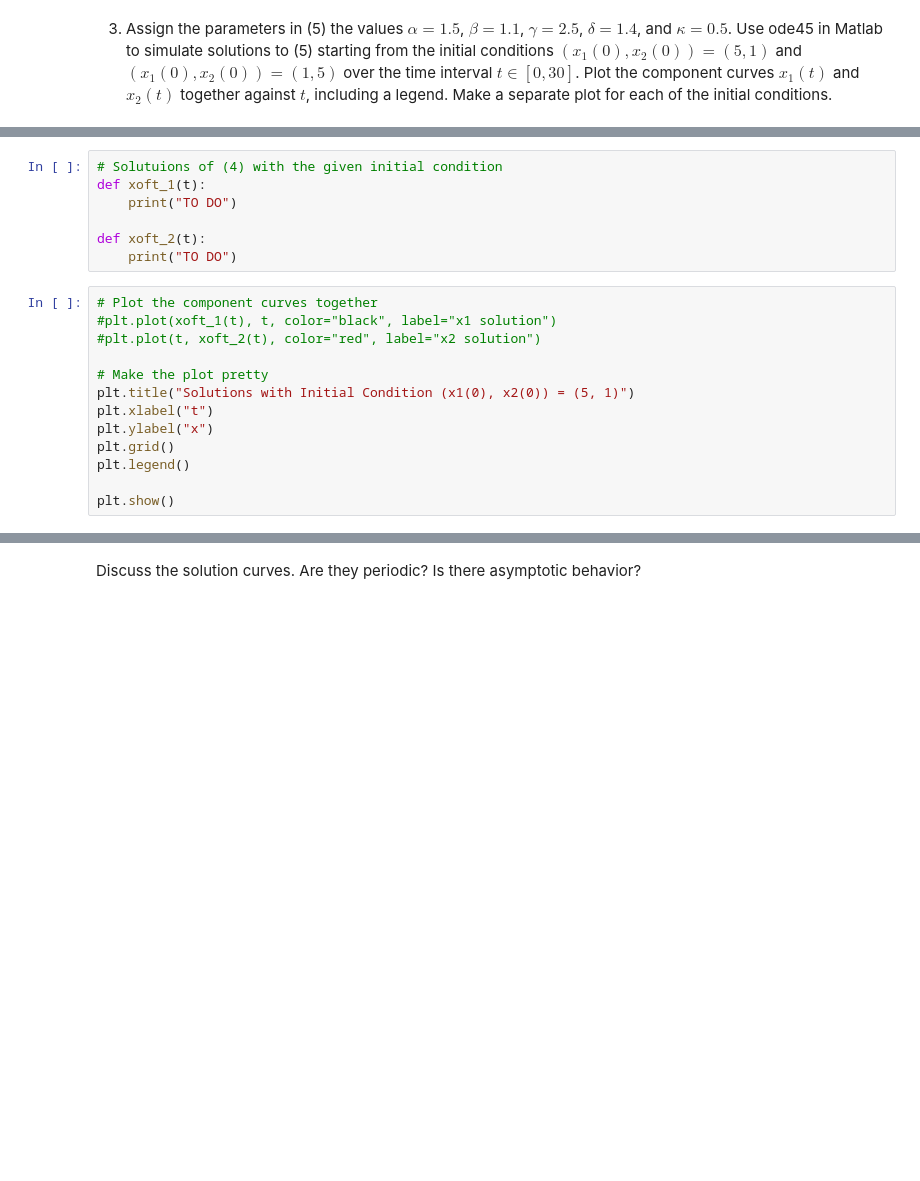
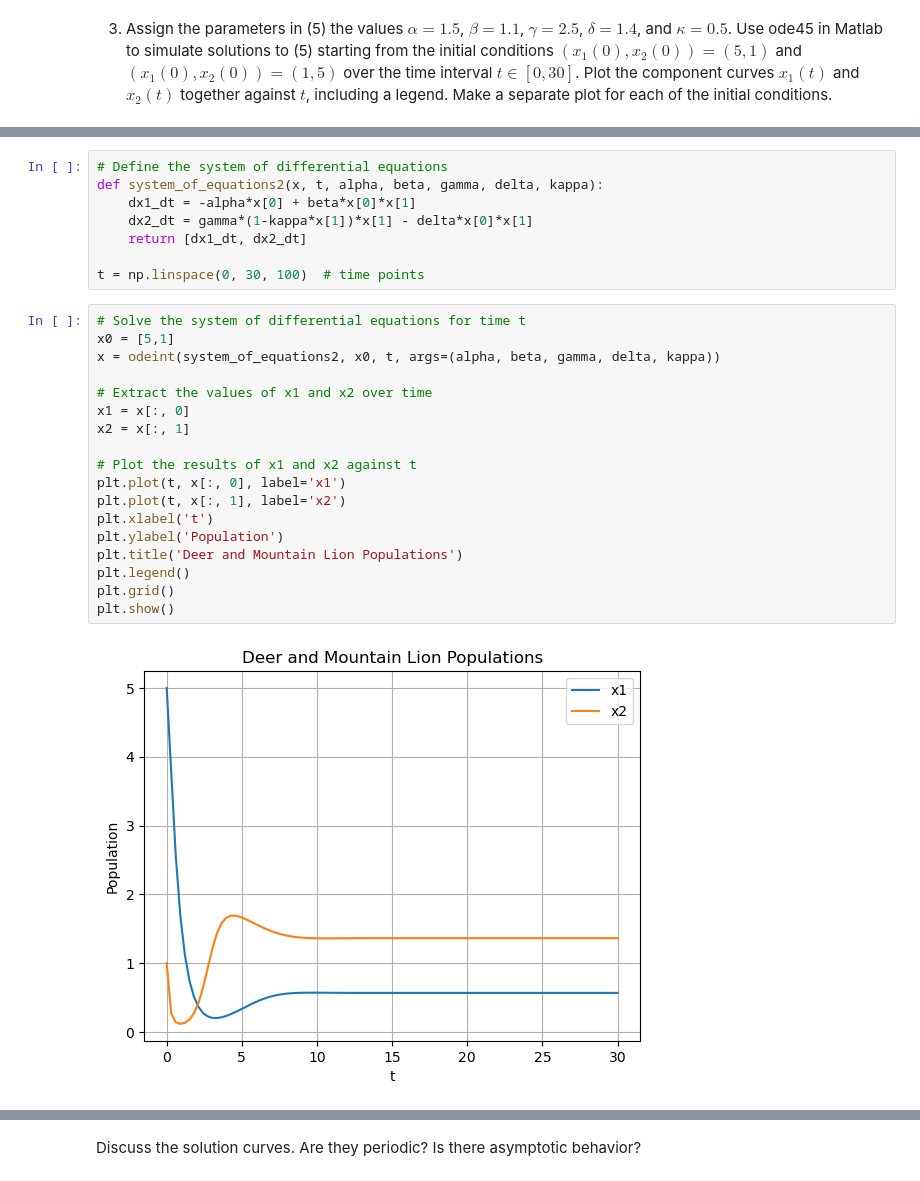
Before and after one commit to scottito/DiffEqProj1, a Jupyter notebook: Project1.ipynb, the cells around one changed output, grey strips where cells are left out. Cells and saved outputs as stored; diff of their text form; blank space fills up the shorter version.

```diff
--- a/Project1.ipynb
+++ b/Project1.ipynb
@@ -719,21 +721,29 @@ Discuss the plot. What can you say about the stability of the equilibrium soluti
 # %%
-# Solutuions of (4) with the given initial condition
-def xoft_1(t):
-    print("TO DO")
+# Define the system of differential equations
+def system_of_equations2(x, t, alpha, beta, gamma, delta, kappa):
+    dx1_dt = -alpha*x[0] + beta*x[0]*x[1]
+    dx2_dt = gamma*(1-kappa*x[1])*x[1] - delta*x[0]*x[1]
+    return [dx1_dt, dx2_dt]
 
-def xoft_2(t):
-    print("TO DO")
+t = np.linspace(0, 30, 100)  # time points
 # %%
-# Plot the component curves together
-#plt.plot(xoft_1(t), t, color="black", label="x1 solution")
-#plt.plot(t, xoft_2(t), color="red", label="x2 solution")
+# Solve the system of differential equations for time t
+x0 = [5,1]
+x = odeint(system_of_equations2, x0, t, args=(alpha, beta, gamma, delta, kappa))
 
-# Make the plot pretty
-plt.title("Solutions with Initial Condition (x1(0), x2(0)) = (5, 1)")
-plt.xlabel("t")
-plt.ylabel("x")
+# Extract the values of x1 and x2 over time
+x1 = x[:, 0]
+x2 = x[:, 1]
+
+# Plot the results of x1 and x2 against t
+plt.plot(t, x[:, 0], label='x1')
+plt.plot(t, x[:, 1], label='x2')
+plt.xlabel('t')
+plt.ylabel('Population')
+plt.title('Deer and Mountain Lion Populations')
+plt.legend()
 plt.grid()
-plt.legend()
-
 plt.show()
+# %% [output]
+[figure, added]
 # %%
```
Also changed, not shown: parts of 12 cells of this notebook, 2 other files.
